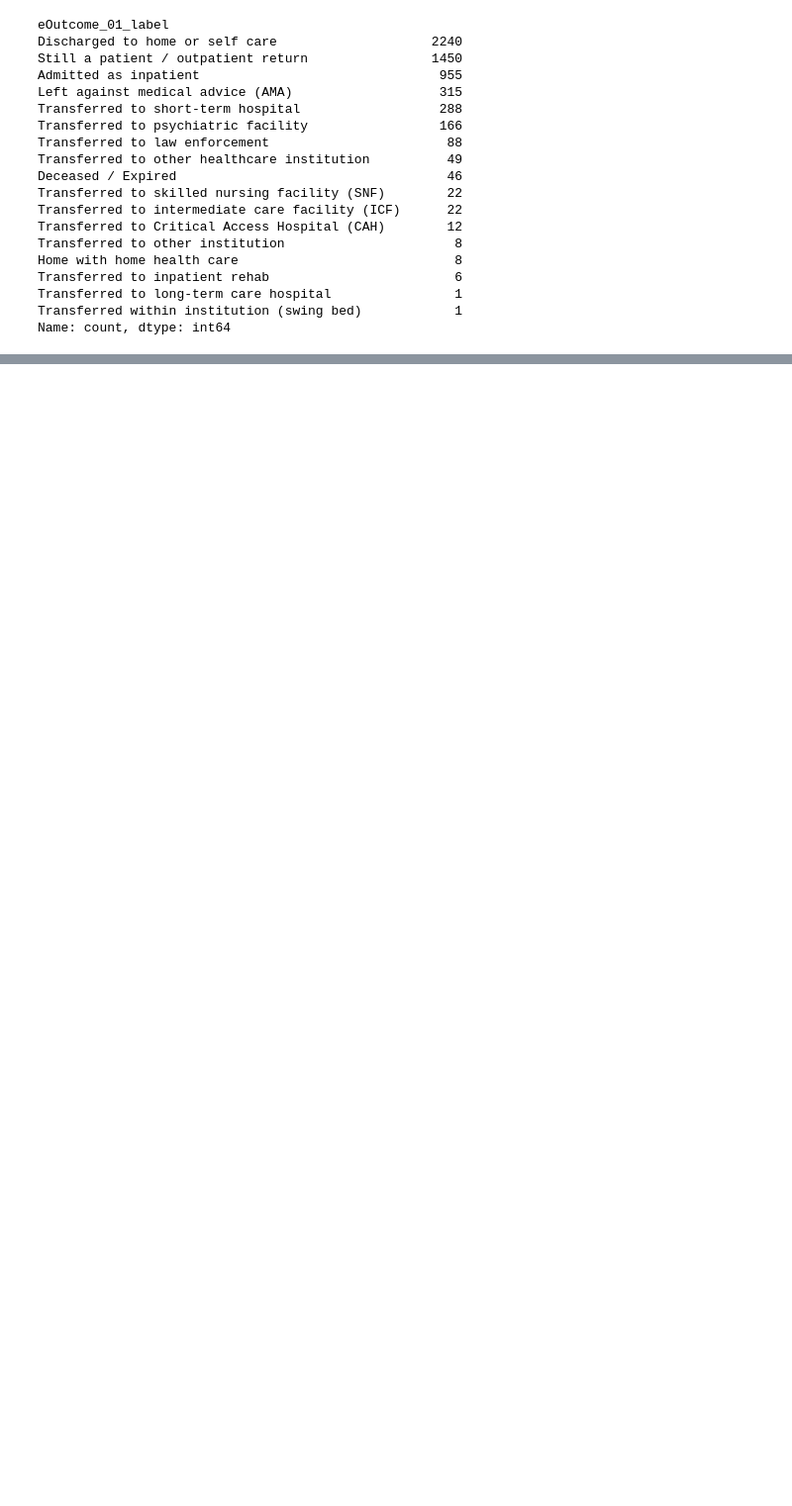
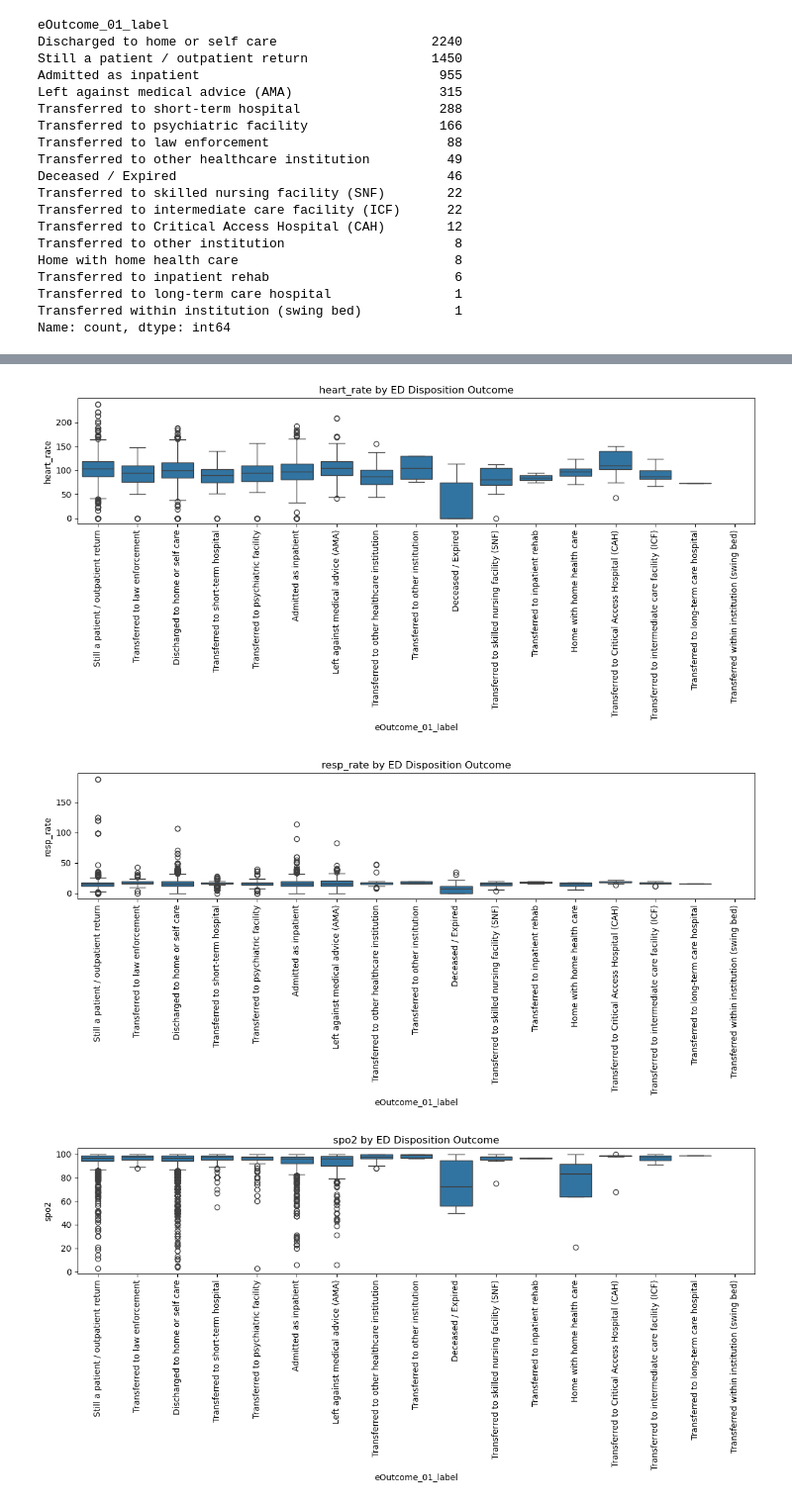
Before and after one commit to n2b8/opiate_use_analysis, a Jupyter notebook: notebooks/02_analysis_modeling.ipynb, the cells around one changed output, grey strips where cells are left out. Shown at 99% size. Drawn from its saved outputs; the diff is of its cells as text; code cells hidden in the pictures; blank space fills up the shorter version.

```diff
--- a/notebooks/02_analysis_modeling.ipynb
+++ b/notebooks/02_analysis_modeling.ipynb
@@ -194,0 +315,21 @@ dtype: float64
+# %%
+def plot_vital_by_outcome(df, vital_col, figsize=(12, 6)):
+    """
+    Creates a boxplot of a vital sign column grouped by eOutcome_01_label.
+    """
+    plt.figure(figsize=figsize)
+    sns.boxplot(data=df, x='eOutcome_01_label', y=vital_col)
+    plt.xticks(rotation=90)
+    plt.title(f'{vital_col} by ED Disposition Outcome')
+    plt.tight_layout()
+    plt.show()
+# %%
+plot_vital_by_outcome(valid_outcomes, 'heart_rate')
+plot_vital_by_outcome(valid_outcomes, 'resp_rate')
+plot_vital_by_outcome(valid_outcomes, 'spo2')
+plot_vital_by_outcome(valid_outcomes, 'bgl')
+plot_vital_by_outcome(valid_outcomes, 'etco2')
+# %% [output]
+[figure, added]
+[figure, added]
+[figure, added]
```
Also changed, not shown: parts of 21 cells of this notebook, 1 other file.
